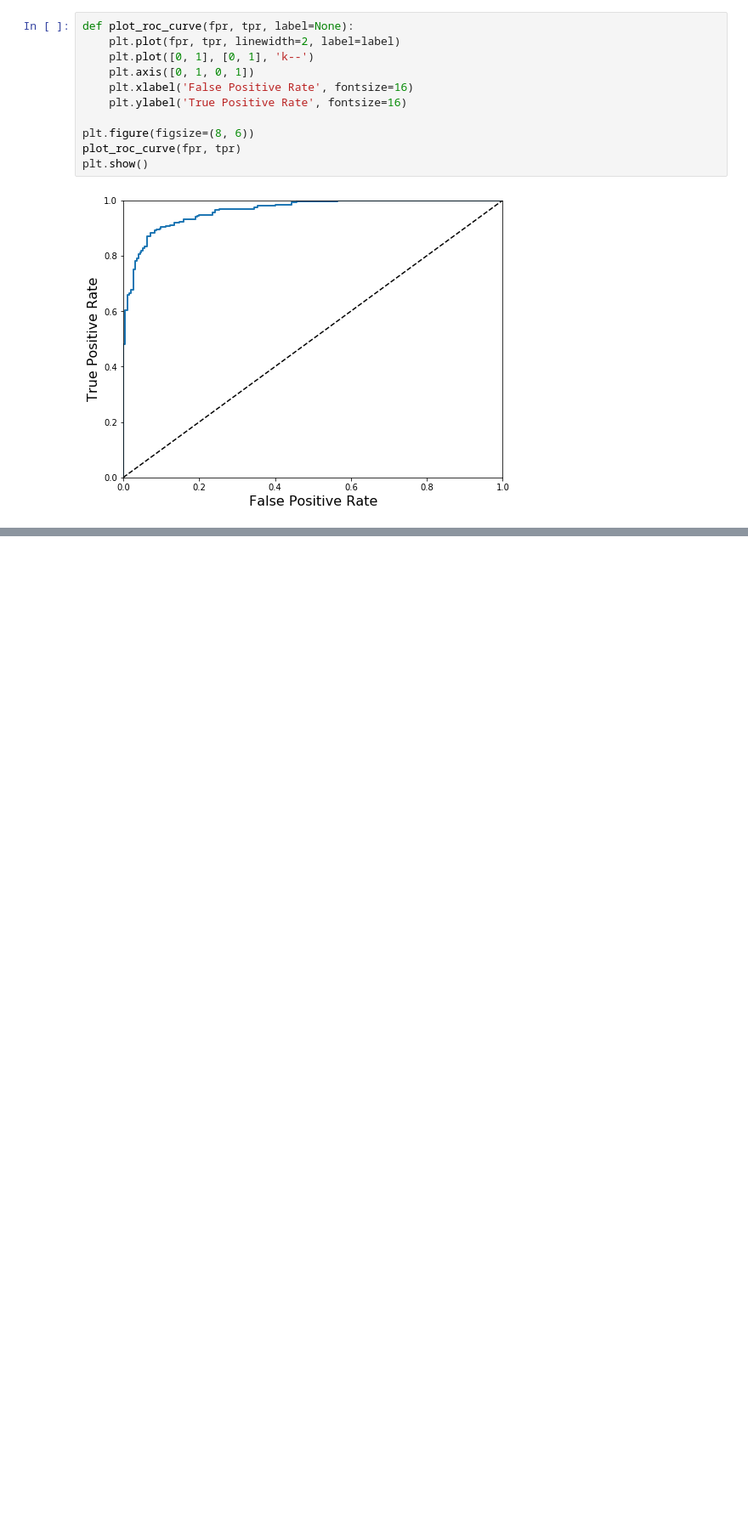
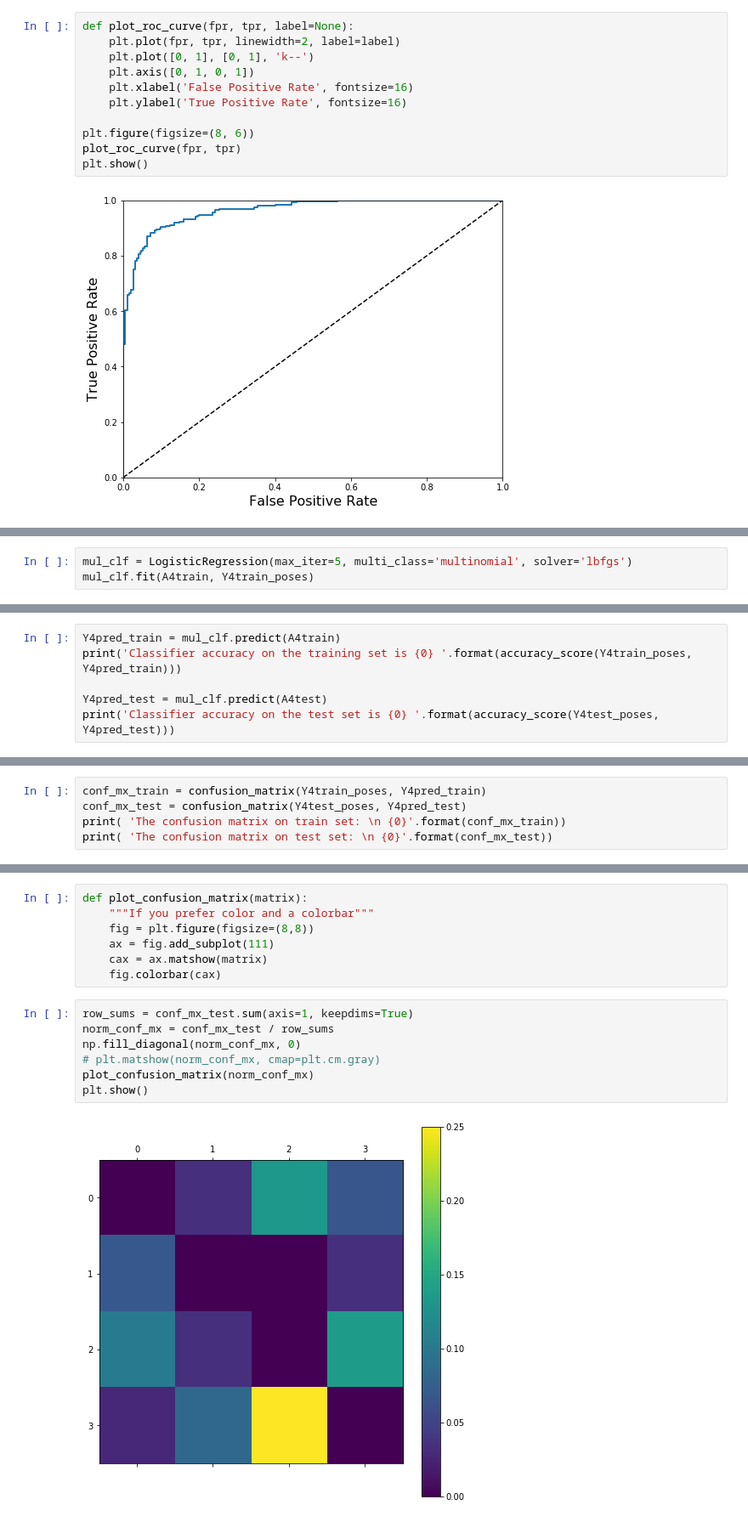
Before and after one commit to sofa13/csi5139_a1, a Jupyter notebook: BinaryClassifier.ipynb, the cells around one changed output, grey strips where cells are left out. Shown at 85% size. Saved outputs shown, nothing was run; the diff lists cells and outputs as text; blank space fills up the shorter version.

Commit message:
Add multiclass classifier. Start working on expressions clf.

```diff
--- a/BinaryClassifier.ipynb
+++ b/BinaryClassifier.ipynb
@@ -249,0 +279,3 @@ plt.show()
+# %%
+mul_clf = LogisticRegression(max_iter=5, multi_class='multinomial', solver='lbfgs')
+mul_clf.fit(A4train, Y4train_poses)
@@ -249,0 +287,6 @@ plt.show()
+# %%
+Y4pred_train = mul_clf.predict(A4train)
+print('Classifier accuracy on the training set is {0} '.format(accuracy_score(Y4train_poses, Y4pred_train)))
+
+Y4pred_test = mul_clf.predict(A4test)
+print('Classifier accuracy on the test set is {0} '.format(accuracy_score(Y4test_poses, Y4pred_test)))
@@ -249,0 +296,5 @@ plt.show()
+# %%
+conf_mx_train = confusion_matrix(Y4train_poses, Y4pred_train)
+conf_mx_test = confusion_matrix(Y4test_poses, Y4pred_test)
+print( 'The confusion matrix on train set: \n {0}'.format(conf_mx_train))
+print( 'The confusion matrix on test set: \n {0}'.format(conf_mx_test))
@@ -249,0 +312,16 @@ plt.show()
+# %%
+def plot_confusion_matrix(matrix):
+    """If you prefer color and a colorbar"""
+    fig = plt.figure(figsize=(8,8))
+    ax = fig.add_subplot(111)
+    cax = ax.matshow(matrix)
+    fig.colorbar(cax)
+# %%
+row_sums = conf_mx_test.sum(axis=1, keepdims=True)
+norm_conf_mx = conf_mx_test / row_sums
+np.fill_diagonal(norm_conf_mx, 0)
+# plt.matshow(norm_conf_mx, cmap=plt.cm.gray)
+plot_confusion_matrix(norm_conf_mx)
+plt.show()
+# %% [output]
+[figure, added]
```
Also changed, not shown: parts of 21 cells of this notebook, 1 other file.
